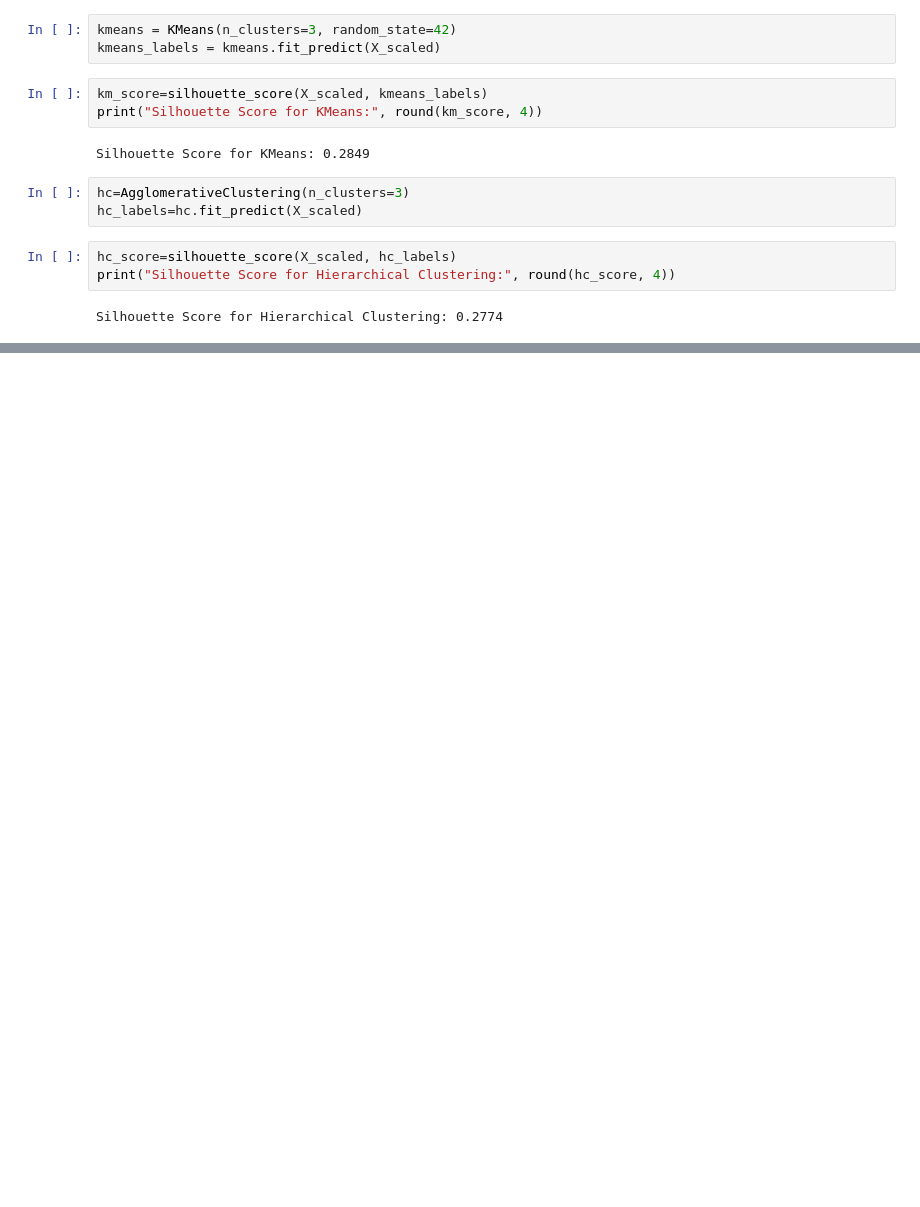
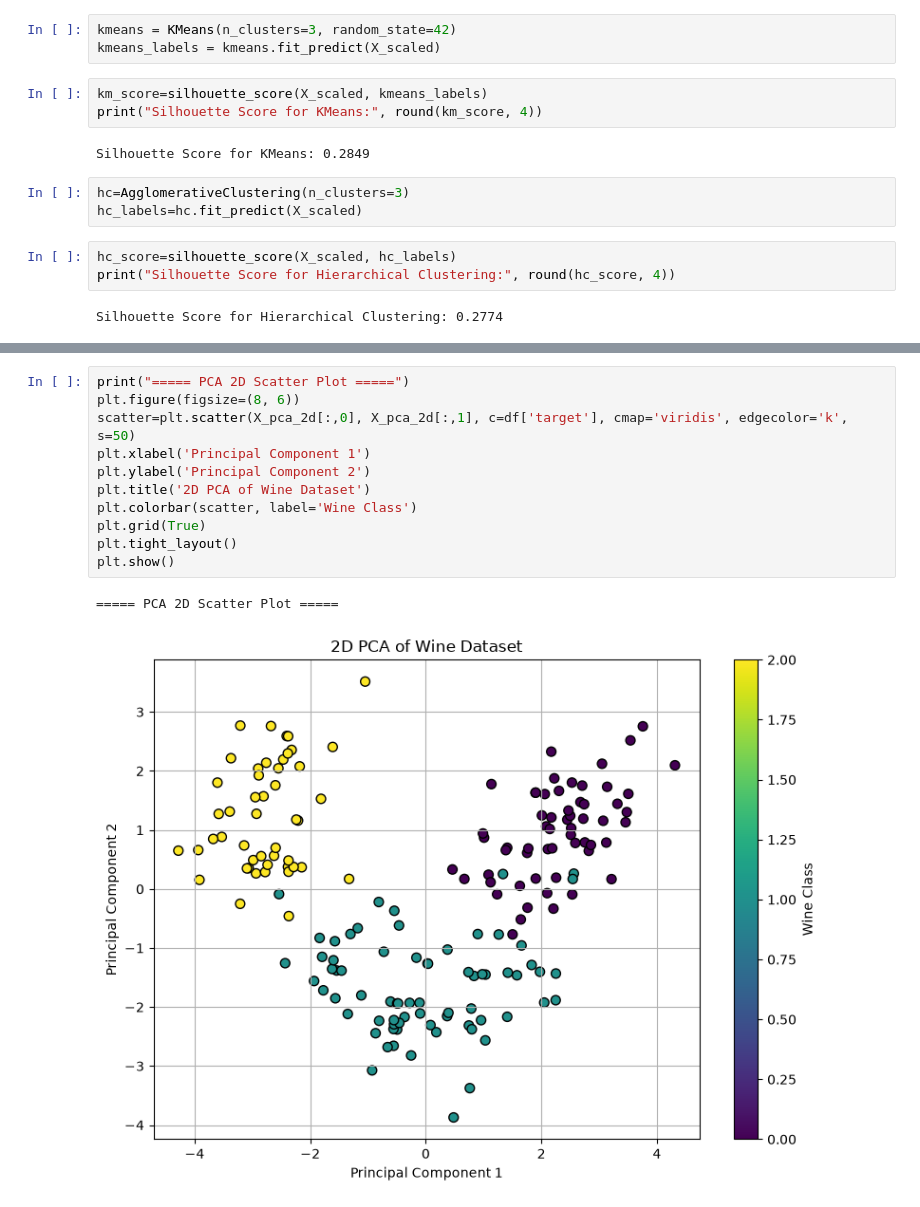
Before and after one commit to AyushShahir/Clustering_Techniques_MLmodel_evaluation, a Jupyter notebook: task3.ipynb, the cells around one changed output, grey strips where cells are left out. Saved outputs shown, nothing was run; the diff lists cells and outputs as text; blank space fills up the shorter version.

```diff
--- a/task3.ipynb
+++ b/task3.ipynb
@@ -93,0 +100,14 @@ AttributeError: 'numpy.ndarray' object has no attribute 'explained_variance_rati
+# %%
+print("===== PCA 2D Scatter Plot =====")
+plt.figure(figsize=(8, 6))
+scatter=plt.scatter(X_pca_2d[:,0], X_pca_2d[:,1], c=df['target'], cmap='viridis', edgecolor='k', s=50)
+plt.xlabel('Principal Component 1')
+plt.ylabel('Principal Component 2')
+plt.title('2D PCA of Wine Dataset')
+plt.colorbar(scatter, label='Wine Class')
+plt.grid(True)
+plt.tight_layout()
+plt.show()
+# %% [output]
+===== PCA 2D Scatter Plot =====
+[figure, added]
```
Also changed, not shown: parts of 12 cells of this notebook.
